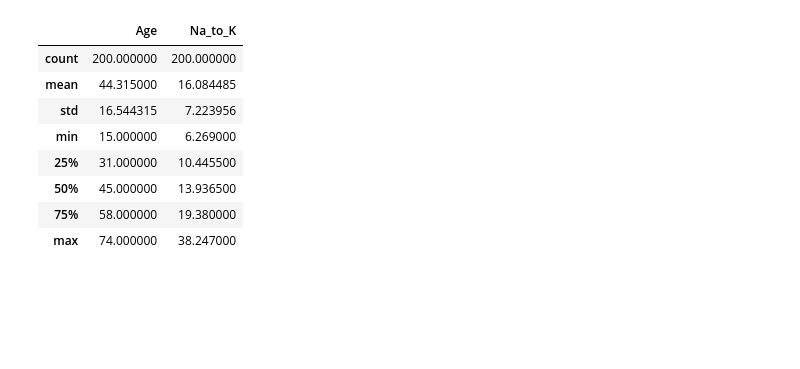
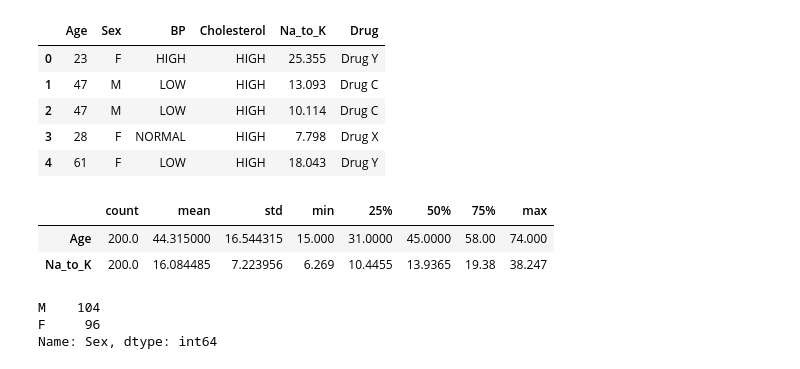
Before and after one commit to rksonu21/Drug_Safety_And_Pharma_Project, a Jupyter notebook: Drug_Safety_And_Pharmacovigilance.ipynb, the cells around one changed output. Saved outputs shown, nothing was run; the diff lists cells and outputs as text; code cells hidden in the pictures; blank space fills up the shorter version.

```diff
--- a/Drug_Safety_And_Pharmacovigilance.ipynb
+++ b/Drug_Safety_And_Pharmacovigilance.ipynb
@@ -4,14 +35,30 @@ import pandas as pd
 # %%
+#Import the dataset
+
 df = pd.read_csv('Drug safety and pharmacovigilance.csv')
+df['Drug'] = df['Drug'].replace({'DrugY': 'Drug Y', 'drugX': 'Drug X', 'drugA': 'Drug A', 'drugC': 'Drug C', 'drugB': 'Drug B'})
+# %%
+df.head()
+# %% [output]
+|  | Age | Sex | BP | Cholesterol | Na_to_K | Drug |
+| 0 | 23 | F | HIGH | HIGH | 25.355 | Drug Y |
+| 1 | 47 | M | LOW | HIGH | 13.093 | Drug C |
+| 2 | 47 | M | LOW | HIGH | 10.114 | Drug C |
+| 3 | 28 | F | NORMAL | HIGH | 7.798 | Drug X |
+| 4 | 61 | F | LOW | HIGH | 18.043 | Drug Y |
 # %%
-df.describe()
+# Making a statistical summary of all numerical columns in the dataset
+
+df.describe().T
 # %% [output]
-|  | Age | Na_to_K |
-| count | 200.000000 | 200.000000 |
-| mean | 44.315000 | 16.084485 |
-| std | 16.544315 | 7.223956 |
-| min | 15.000000 | 6.269000 |
-| 25% | 31.000000 | 10.445500 |
-| 50% | 45.000000 | 13.936500 |
-| 75% | 58.000000 | 19.380000 |
-| max | 74.000000 | 38.247000 |
+|  | count | mean | std | min | 25% | 50% | 75% | max |
+| Age | 200.0 | 44.315000 | 16.544315 | 15.000 | 31.0000 | 45.0000 | 58.00 | 74.000 |
+| Na_to_K | 200.0 | 16.084485 | 7.223956 | 6.269 | 10.4455 | 13.9365 | 19.38 | 38.247 |
+# %%
+# Taking the value caunt of the gender of the patients in the dataset
+
+df['Sex'].value_counts()
+# %% [output]
+M    104
+F     96
+Name: Sex, dtype: int64
```
Also changed, not shown: parts of 28 cells of this notebook.
